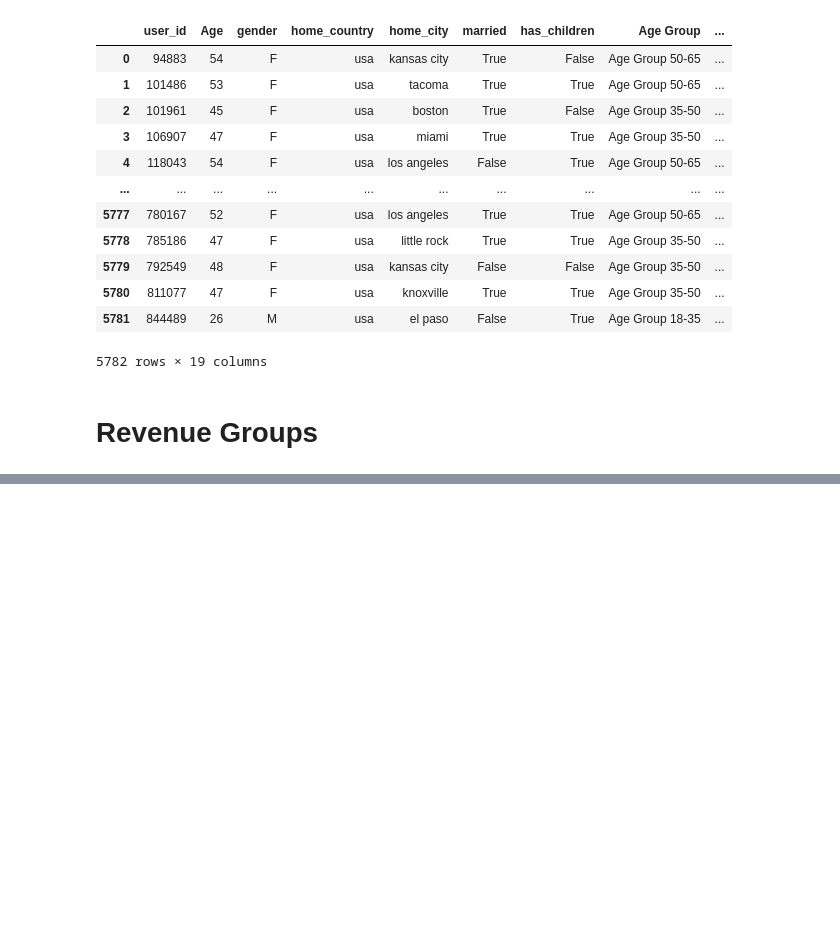
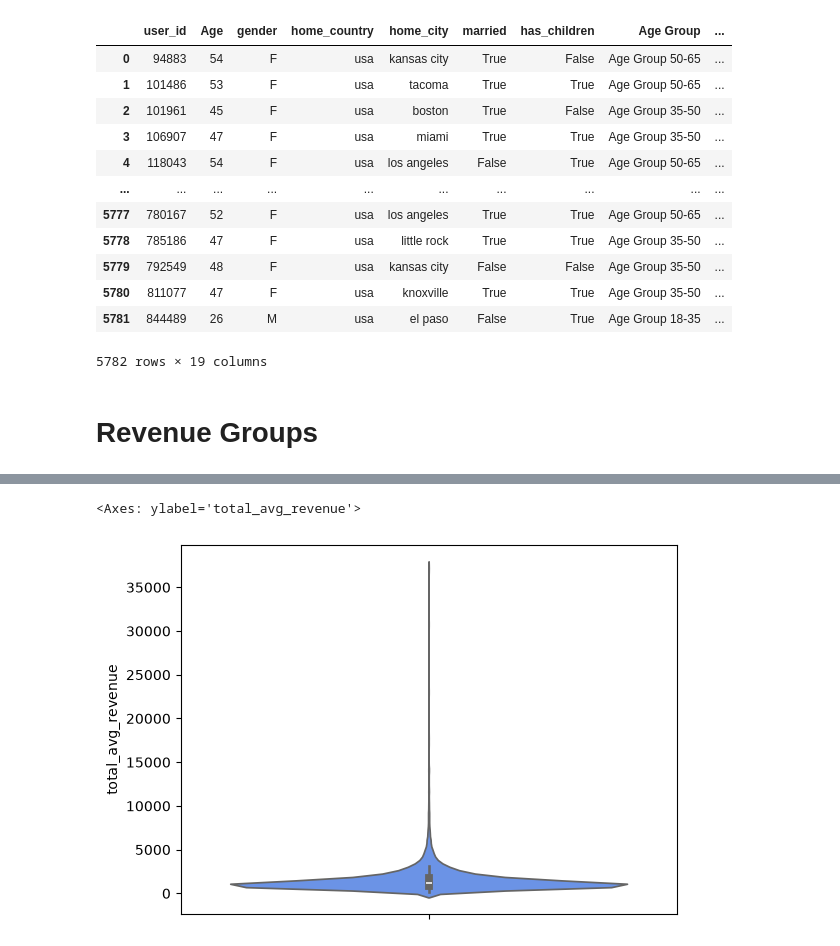
Before and after one commit to anuar-masterschool/TravelTideJul, a Jupyter notebook: 04_create_groups_w_rules.ipynb, the cells around one changed output, grey strips where cells are left out. Drawn from its saved outputs; the diff is of its cells as text; code cells hidden in the pictures; blank space fills up the shorter version.

```diff
--- a/04_create_groups_w_rules.ipynb
+++ b/04_create_groups_w_rules.ipynb
@@ -83,0 +103,5 @@ np.int64(351)
+# %%
+sns.violinplot(user_features, y="total_avg_revenue")
+# %% [output]
+<Axes: ylabel='total_avg_revenue'>
+[figure, added]
```
Also changed, not shown: parts of 22 cells of this notebook, 1 other file.
